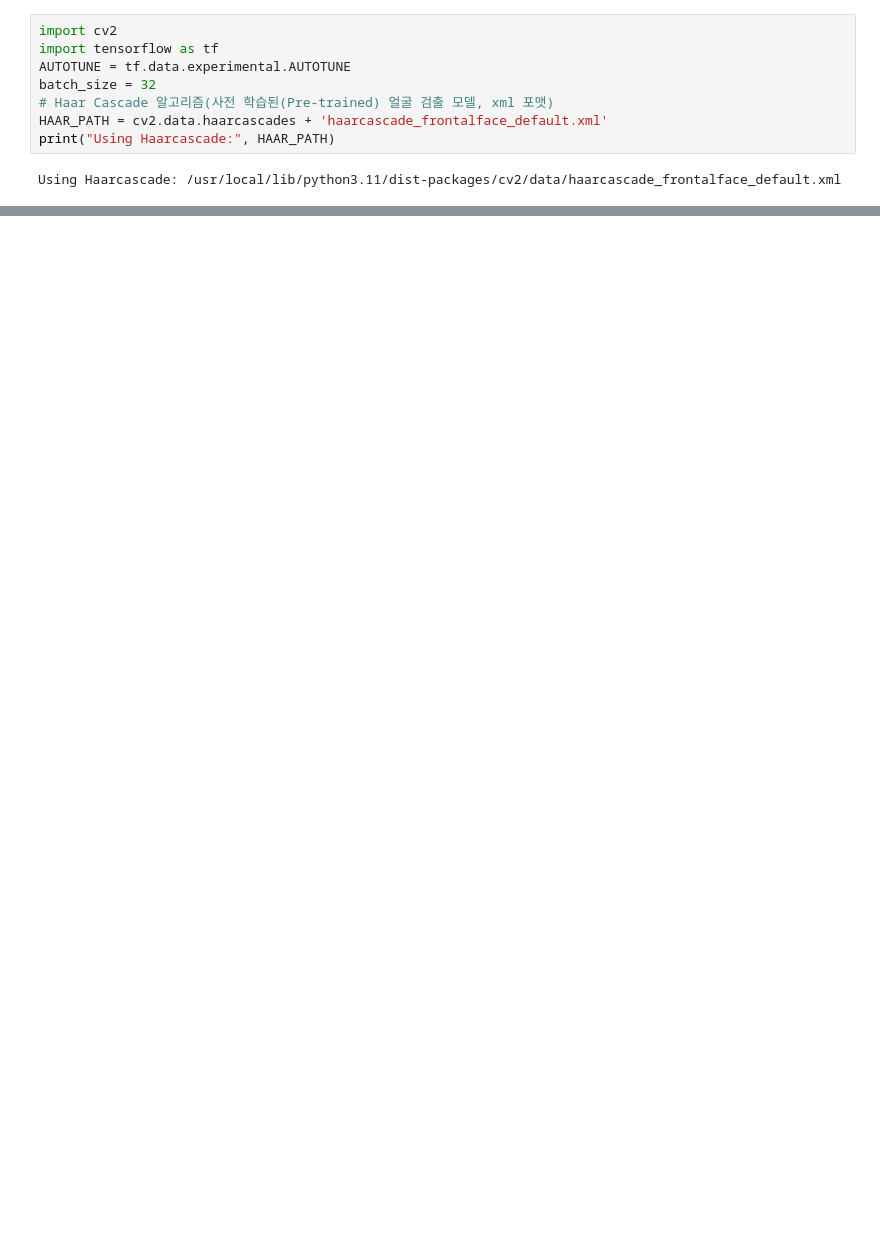
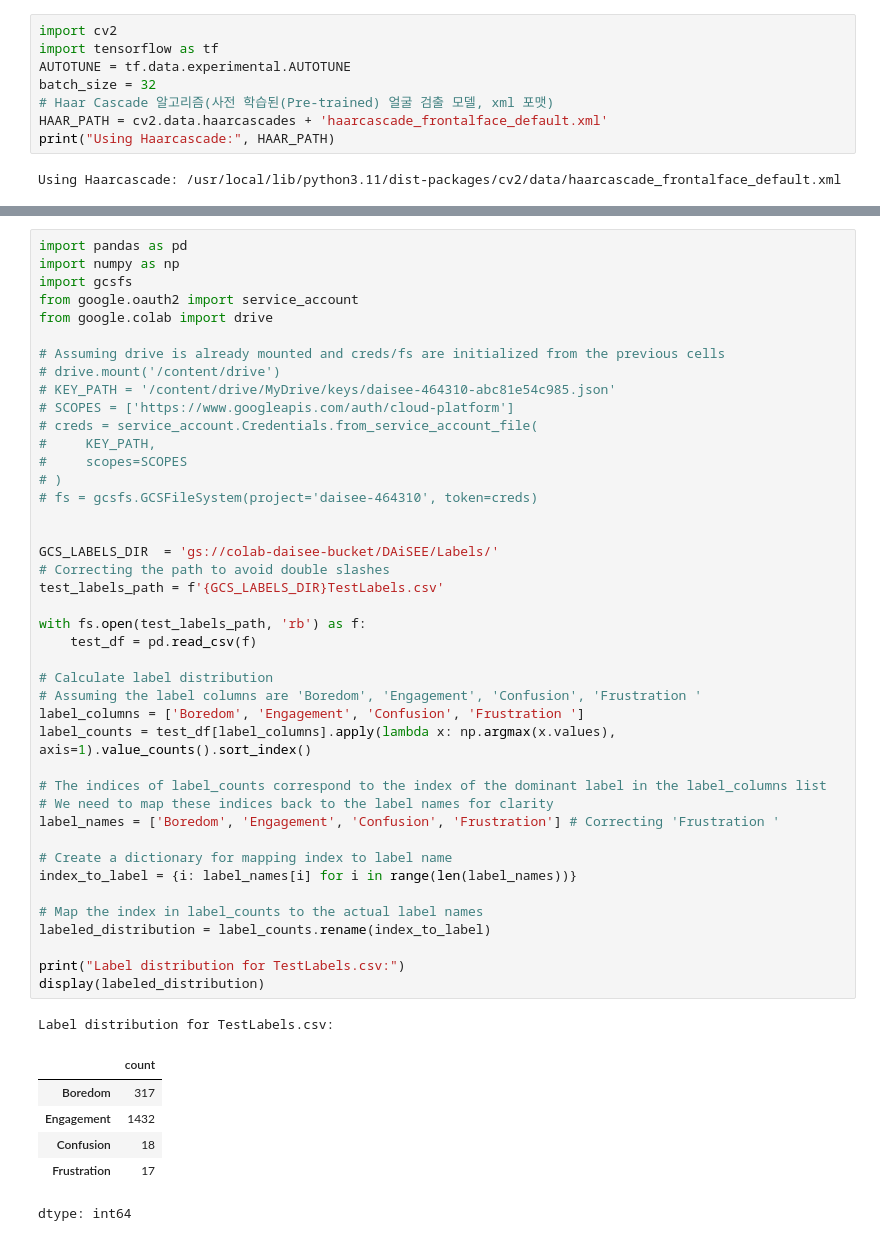
Before and after one commit to moovingsloth/video-attention-classification, a Jupyter notebook: DAiSEE_데이터셋_분석_기본.ipynb, the cells around one changed output, grey strips where cells are left out. Drawn from its saved outputs; the diff is of its cells as text; blank space fills up the shorter version.

Commit message:
Colab을 통해 생성됨

```diff
--- a/DAiSEE_데이터셋_분석_기본.ipynb
+++ b/DAiSEE_데이터셋_분석_기본.ipynb
@@ -295,0 +302,50 @@ Contents of /content/ directory:
+# %%
+import pandas as pd
+import numpy as np
+import gcsfs
+from google.oauth2 import service_account
+from google.colab import drive
+
+# Assuming drive is already mounted and creds/fs are initialized from the previous cells
+# drive.mount('/content/drive')
+# KEY_PATH = '/content/drive/MyDrive/keys/daisee-464310-abc81e54c985.json'
+# SCOPES = ['https://www.googleapis.com/auth/cloud-platform']
+# creds = service_account.Credentials.from_service_account_file(
+#     KEY_PATH,
+#     scopes=SCOPES
+# )
+# fs = gcsfs.GCSFileSystem(project='daisee-464310', token=creds)
+
+
+GCS_LABELS_DIR  = 'gs://colab-daisee-bucket/DAiSEE/Labels/'
+# Correcting the path to avoid double slashes
+test_labels_path = f'{GCS_LABELS_DIR}TestLabels.csv'
+
+with fs.open(test_labels_path, 'rb') as f:
+    test_df = pd.read_csv(f)
+
+# Calculate label distribution
+# Assuming the label columns are 'Boredom', 'Engagement', 'Confusion', 'Frustration '
+label_columns = ['Boredom', 'Engagement', 'Confusion', 'Frustration ']
+label_counts = test_df[label_columns].apply(lambda x: np.argmax(x.values), axis=1).value_counts().sort_index()
+
+# The indices of label_counts correspond to the index of the dominant label in the label_columns list
+# We need to map these indices back to the label names for clarity
+label_names = ['Boredom', 'Engagement', 'Confusion', 'Frustration'] # Correcting 'Frustration '
+
+# Create a dictionary for mapping index to label name
+index_to_label = {i: label_names[i] for i in range(len(label_names))}
+
+# Map the index in label_counts to the actual label names
+labeled_distribution = label_counts.rename(index_to_label)
+
+print("Label distribution for TestLabels.csv:")
+display(labeled_distribution)
+# %% [output]
+Label distribution for TestLabels.csv:
+|  | count |
+| Boredom | 317 |
+| Engagement | 1432 |
+| Confusion | 18 |
+| Frustration | 17 |
+dtype: int64
```
Also changed, not shown: parts of 6 cells of this notebook.
